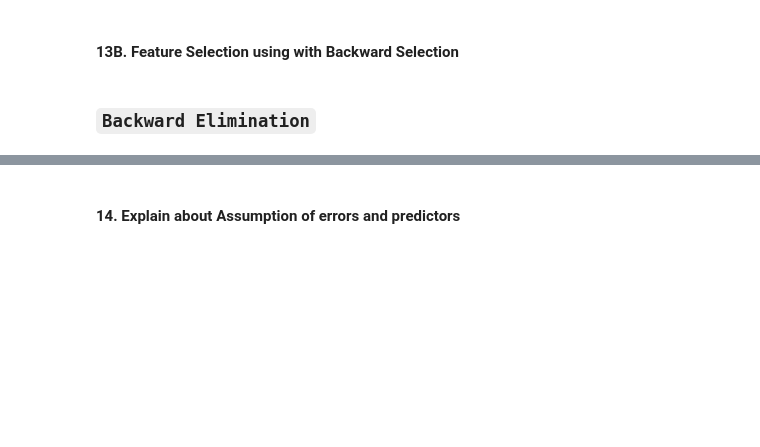
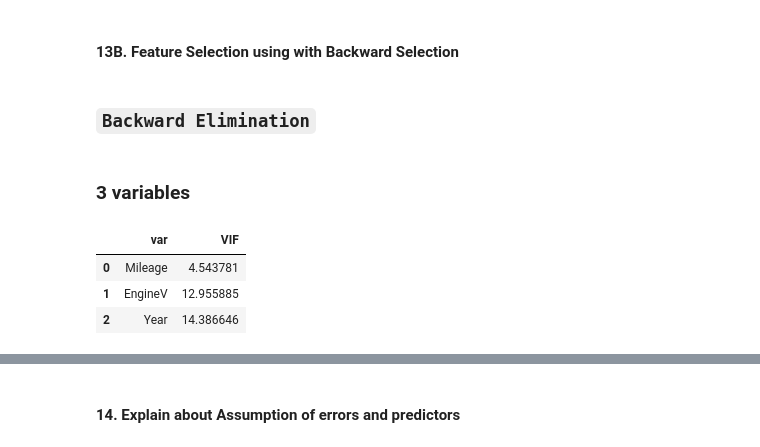
Before and after one commit to manujjoshi/Assignments, a Jupyter notebook: Assignment_for_Sklearn_LinearRegression.ipynb, the cells around one changed output, grey strips where cells are left out. Drawn from its saved outputs; the diff is of its cells as text; code cells hidden in the pictures; blank space fills up the shorter version.

```diff
--- a/Assignment_for_Sklearn_LinearRegression.ipynb
+++ b/Assignment_for_Sklearn_LinearRegression.ipynb
@@ -887,3 +903,13 @@ RMSE 5779.37333205394
 #### 13B. Feature Selection using with Backward Selection
 # %% [markdown]
 ### `Backward Elimination`
+# %% [markdown]
+### 3 variables
+# %%
+X = data[['Mileage','EngineV','Year']]
+cal_vif(X)
+# %% [output]
+|  | var | VIF |
+| 0 | Mileage | 4.543781 |
+| 1 | EngineV | 12.955885 |
+| 2 | Year | 14.386646 |
```
Also changed, not shown: parts of 56 cells of this notebook, 1 other file.
